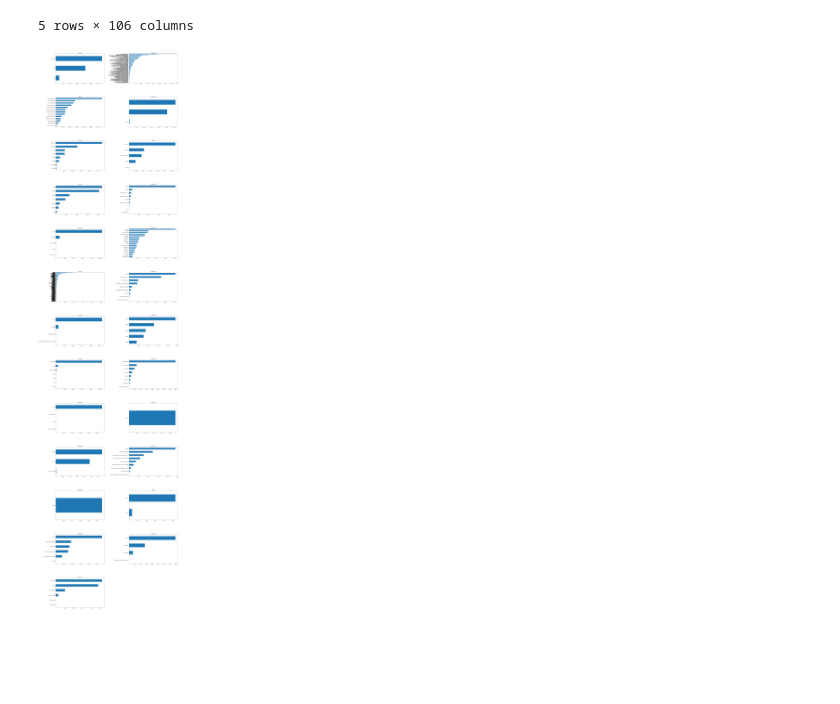
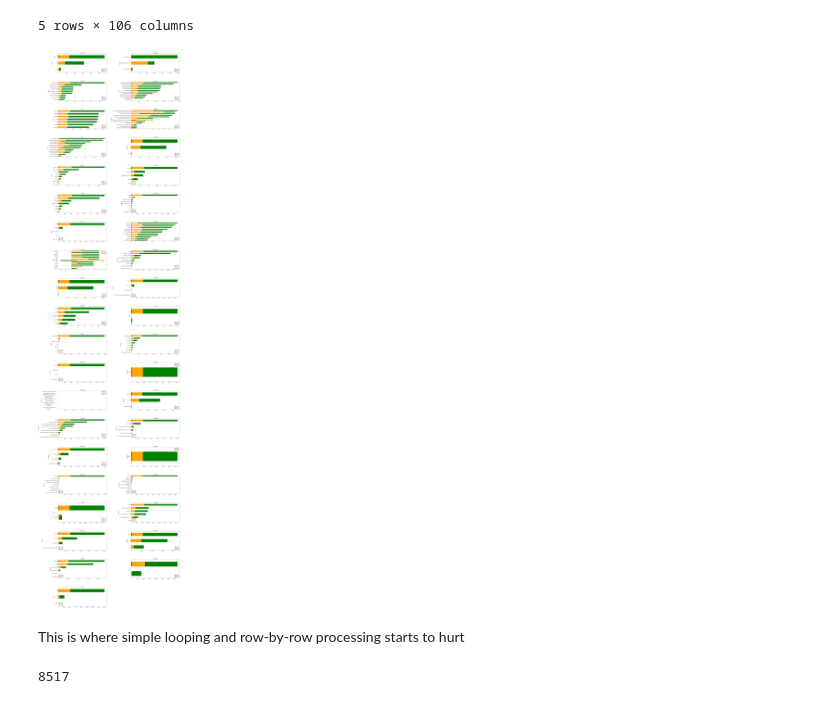
Before and after one commit to lauripe/data-analytics, a Jupyter notebook: src/assignment2/accidents.ipynb, the cells around one changed output. Drawn from its saved outputs; the diff is of its cells as text; code cells hidden in the pictures; blank space fills up the shorter version.

```diff
--- a/src/assignment2/accidents.ipynb
+++ b/src/assignment2/accidents.ipynb
@@ -21,31 +27,48 @@ Cols: 106
 # As it's a good bunch of attributes, let's store the names in a separate list for easier reference
 names = df.keys()
 
-# Separate lists for numeric categories with corresponding descriptor (catn) and the descriptors (cats)
-cats = names[names.str.endswith('sel')]
-catn = names[names.str.startswith(tuple(cats.str.extract(r'\b(\w+)(sel)$')[0])) & ~names.str.endswith('sel')]
+# Separate lists for numeric categories with corresponding descriptor (catnum) and the descriptors (catsel)
+# And one for anything with text (cats)
+catsel = names[names.str.endswith('sel')]
+catnum = names[names.str.startswith(tuple(cats.str.extract(r'\b(\w+)(sel)$')[0])) & ~names.str.endswith('sel')]
+cats = df.select_dtypes(include='object').columns.tolist()
+
+# New attribute for unharmed articipants
+df['justaScratch'] = df['Osallkm'] - (df['Kuolleet'] + df['Loukkaant'])
 # %%
 # Lets draw a bunch of barcharts over the categories to get ideas where to dig deeper
 
 # How many subplots to draw size-by-size
 ncols = 2
 
 # Define a big drawing board for plots
 fig = plt.figure(figsize=(30, 140))
 
 # Add some space between subplots
 plt.subplots_adjust(wspace = 0.5, hspace=0.5)
 
-# Iterate trough all categorical variables, and draw barcharts for each category with levels sorted by the number of occurences
+# Iterate trough all categorical variables, and draw barcharts for each category with levels sorted by the number of participants
 for i, c in enumerate(cats):
-     # Sorted counts for category levels
-     levels = df[c].value_counts().sort_values()
+
+     levels = df.groupby([c]).agg(
+          Death=('Kuolleet', lambda x: x.sum())
+          , Injury=('Loukkaant', lambda x: x.sum())
+          , Others=('justaScratch', lambda x: x.sum())
+          , Sort=('Osallkm', lambda x: x.sum())
+     # Drop sorting column as limit results to 12 largest categories
+     ).sort_values(by='Sort').drop('Sort', axis=1).head(12)
 
      ax = fig.add_subplot(
           math.ceil(len(cats) / ncols), ncols   # Figure out a proper grid size,
           , i+1                              # tell the subplot its place on the grid
           , title=c                          # and title accordingly.
           )
-     levels.plot.barh(ax=ax)                 # Draw a barchart from value counts and place it to the newly created subplot
+     levels.plot.barh(ax=ax, stacked=True, color=['red','orange','green'])                 # Draw a barchart from value counts and place it to the newly created subplot
 # %% [output]
-[figure, old version]
+[figure, new version]
+# %% [markdown]
+This is where simple looping and row-by-row processing starts to hurt
+# %%
+df['Katuosoite'].value_counts().shape[0]
+# %% [output]
+8517
```
Also changed, not shown: parts of 2 cells of this notebook.
